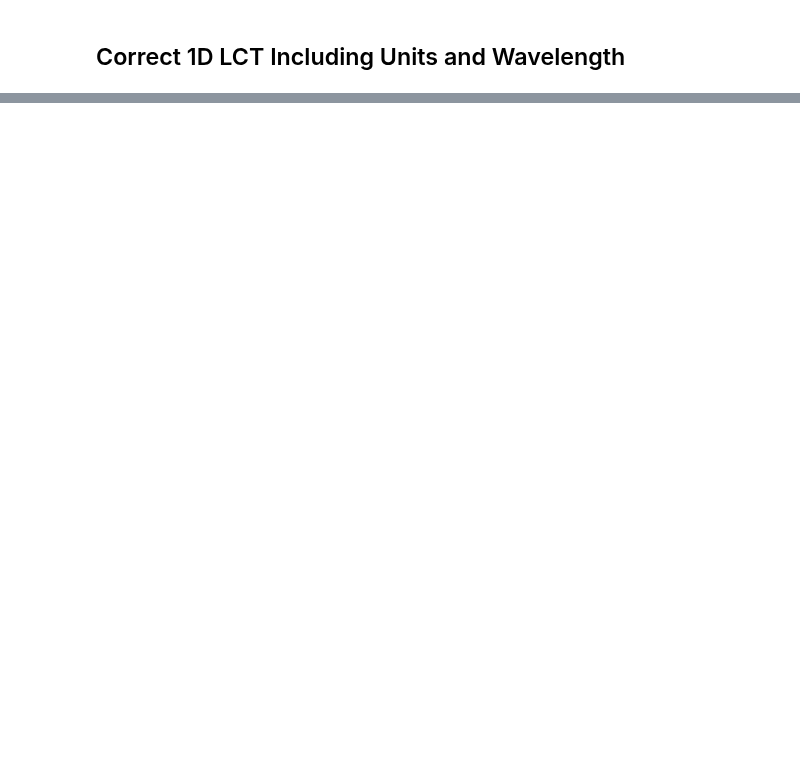
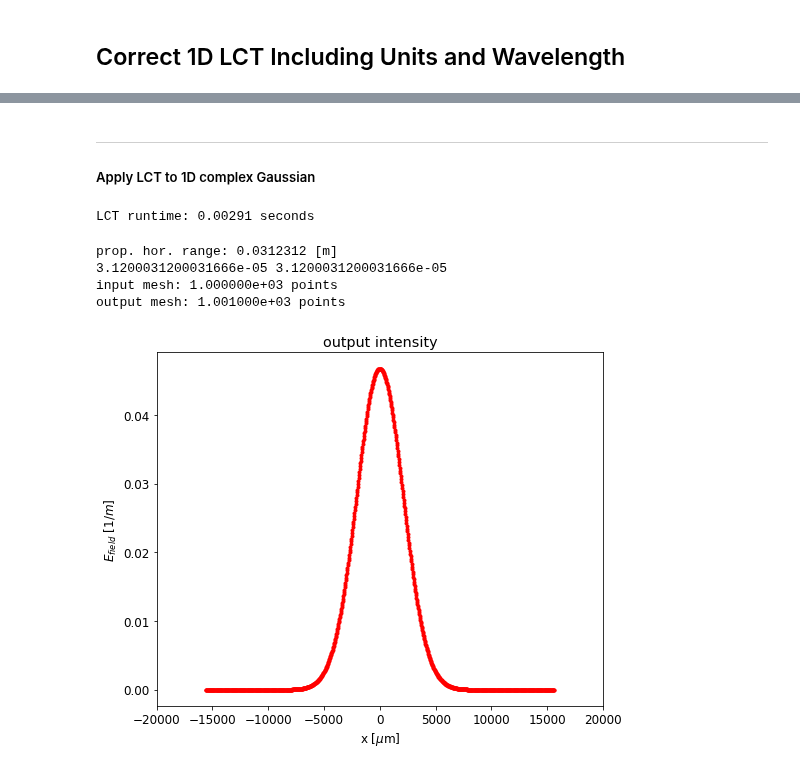
Before and after one commit to radiasoft/rslight, a Jupyter notebook: LCT/LCT_1d_units_wavelength01.ipynb, the cells around one changed output, grey strips where cells are left out. Saved outputs shown, nothing was run; the diff lists cells and outputs as text; code cells hidden in the pictures; blank space fills up the shorter version.

```diff
--- a/LCT/LCT_1d_units_wavelength01.ipynb
+++ b/LCT/LCT_1d_units_wavelength01.ipynb
@@ -56,0 +75,3 @@ fig.show()
+# %% [markdown]
+***
+##### Apply LCT to 1D complex Gaussian
@@ -56,0 +89,46 @@ fig.show()
+# %%
+in_signal = dX, E_field_gsn_init     # signal format for input into apply_lct()
+# %%
+t0 = tm.time()
+out_signal = lct.apply_lct(lct_mat, in_signal)
+t1 = tm.time()
+print("LCT runtime: %4.3g seconds" % ((t1 - t0)))
+# %% [output]
+LCT runtime: 0.00291 seconds
+# %%
+hx_out, sig_arr_out = out_signal   # extract horizontal spacing [m] and E field data respectively from output signal
+nx_out = np.size(sig_arr_out)
+ranx_out = nx_out * hx_out
+# rany_out = ny_out * hy_out
+print('prop. hor. range: %g [m]' %(ranx_out))
+
+# dX_out = ranx_out / (nx_out - 1)       # horizontal spacing of output signal [m]
+
+
+print(hx_out, hx_out)
+xvals_out = lct.lct_abscissae(nx_out, hx_out, ishift = False)
+
+print('input mesh: %e points' %(nx_gsn_init))
+print('output mesh: %e points' %(nx_out))
+# %% [output]
+prop. hor. range: 0.0312312 [m]
+3.1200031200031666e-05 3.1200031200031666e-05
+input mesh: 1.000000e+03 points
+output mesh: 1.001000e+03 points
+# %%
+# calculate total field magnitude and intensity
+E_field_tot_out = np.abs(sig_arr_out)
+int_out = np.square(E_field_tot_out)
+# %%
+# plot output intensity
+fig = plt.figure(figsize=(8,6.5))
+ax = fig.gca()
+ax.plot(xvals_out*1e6, int_out,'r.-', lw = 1)
+ax.set_xlim(-2e4, 2e4)
+# ax.set_ylim(-1e4, 1e4)
+ax.set_xlabel(r'x [$\mu$m]')
+ax.set_ylabel(r'$E_{field}$ [$1/m$]')
+ax.set_title(r'output intensity')
+fig.show()
+# %% [output]
+[figure, added]
```
Also changed, not shown: parts of 9 cells of this notebook.
